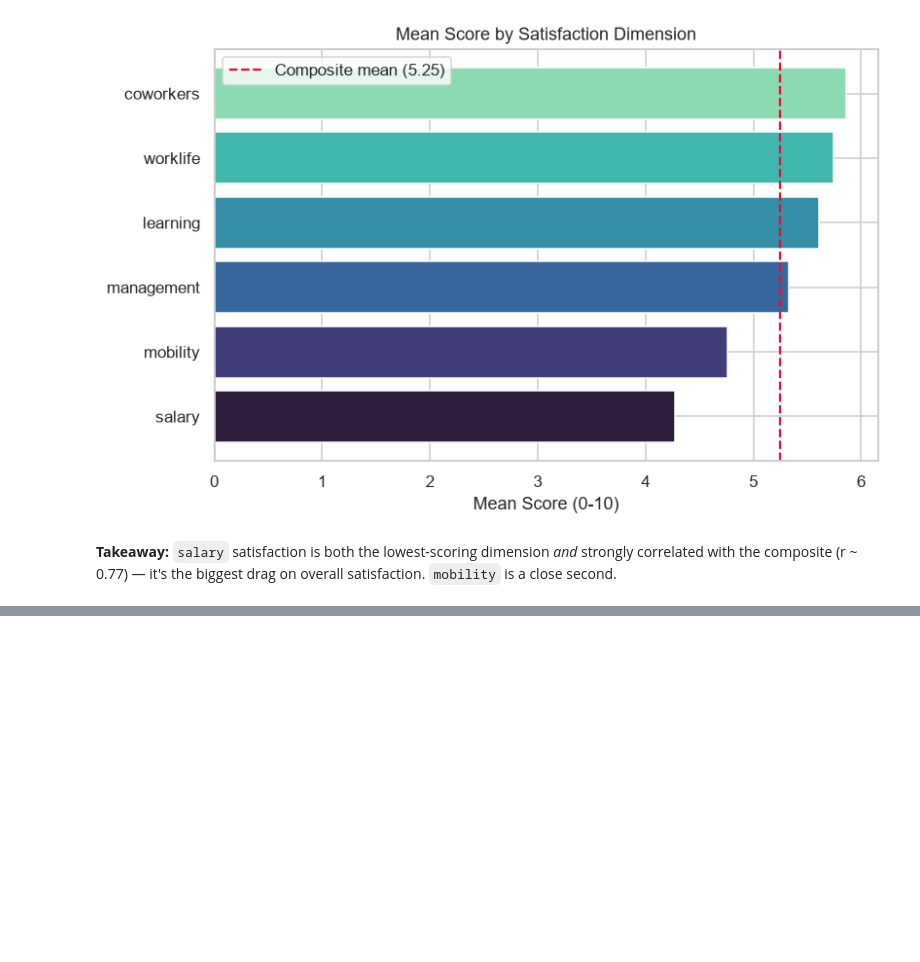
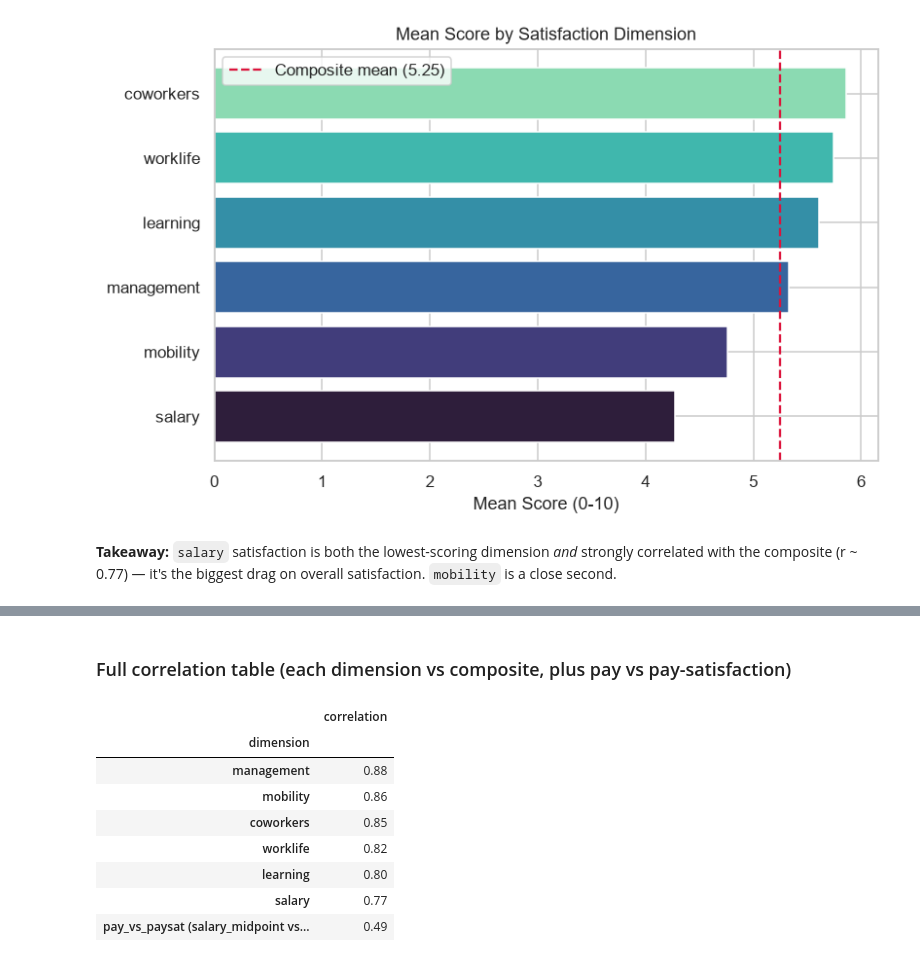
Before and after one commit to ANDREMUGEMA/Professional_data_survey_py_analysis, a Jupyter notebook: q2_satisfaction_dimension_drag.ipynb, the cells around one changed output, grey strips where cells are left out. Saved outputs shown, nothing was run; the diff lists cells and outputs as text; code cells hidden in the pictures; blank space fills up the shorter version.

```diff
--- a/q2_satisfaction_dimension_drag.ipynb
+++ b/q2_satisfaction_dimension_drag.ipynb
@@ -79,0 +148,25 @@ plt.show()
+# %% [markdown]
+### Full correlation table (each dimension vs composite, plus pay vs pay-satisfaction)
+# %%
+corr_rows = []
+for dim in DIMS:
+    corr_rows.append({
+        "dimension": dim.replace("satisfaction_", ""),
+        "correlation": df[dim].corr(df["satisfaction_composite"]),
+    })
+corr_rows.append({
+    "dimension": "pay_vs_paysat (salary_midpoint vs satisfaction_salary)",
+    "correlation": df["salary_midpoint"].corr(df["satisfaction_salary"]),
+})
+corr_table = pd.DataFrame(corr_rows).set_index("dimension").sort_values("correlation", ascending=False)
+corr_table
+# %% [output]
+|  | correlation |
+| dimension |  |
+| management | 0.88 |
+| mobility | 0.86 |
+| coworkers | 0.85 |
+| worklife | 0.82 |
+| learning | 0.80 |
+| salary | 0.77 |
+| pay_vs_paysat (salary_midpoint vs... | 0.49 |
```
Also changed, not shown: parts of 7 cells of this notebook, 20 other files.
